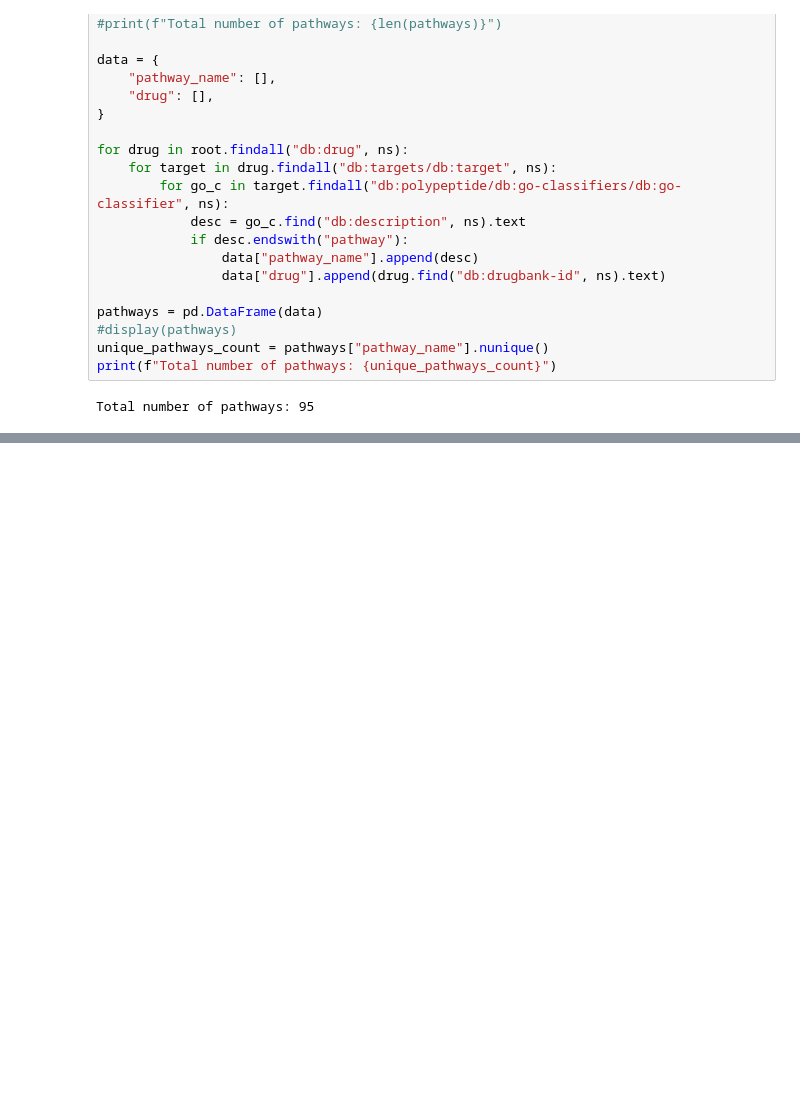
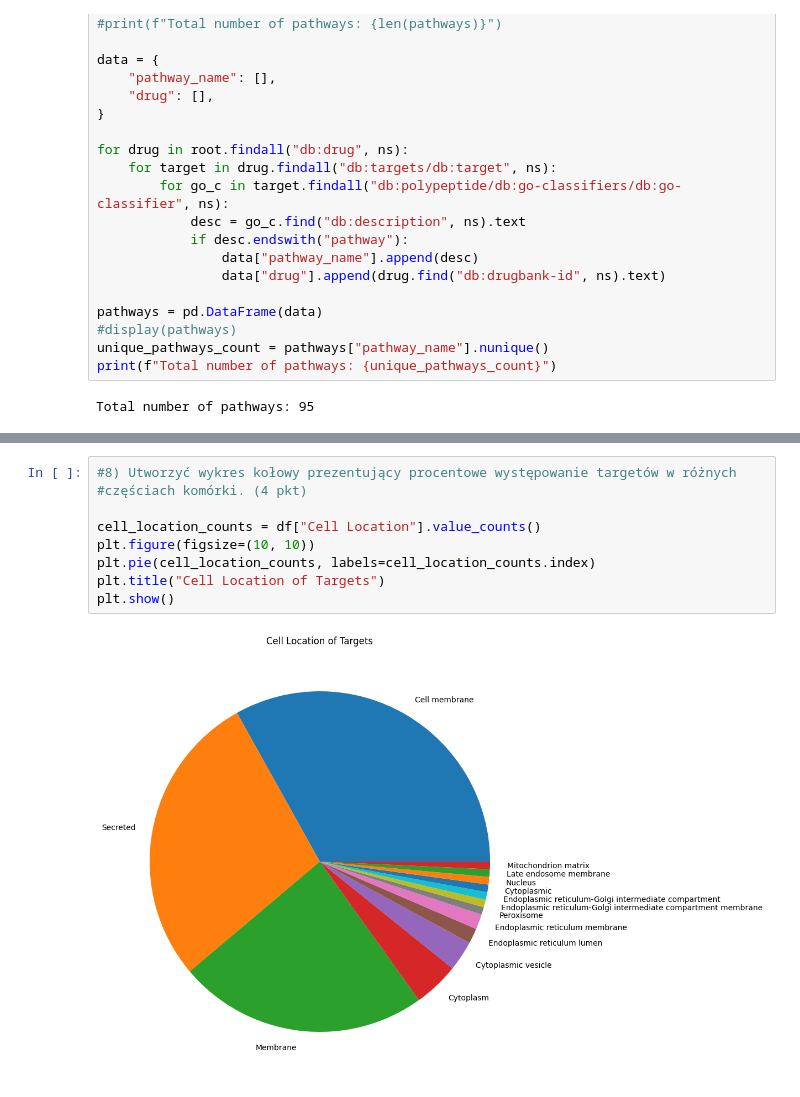
Before and after one commit to MaciejWisniewskiK/PythonProject, a Jupyter notebook: main.ipynb, the cells around one changed output, grey strips where cells are left out. Drawn from its saved outputs; the diff is of its cells as text; blank space fills up the shorter version.

```diff
--- a/main.ipynb
+++ b/main.ipynb
@@ -235,0 +292,11 @@ plt.show()
+# %%
+#8) Utworzyć wykres kołowy prezentujący procentowe występowanie targetów w różnych
+#częściach komórki. (4 pkt)
+
+cell_location_counts = df["Cell Location"].value_counts()
+plt.figure(figsize=(10, 10))
+plt.pie(cell_location_counts, labels=cell_location_counts.index)
+plt.title("Cell Location of Targets")
+plt.show()
+# %% [output]
+[figure, added]
```
Also changed, not shown: parts of 4 cells of this notebook.
